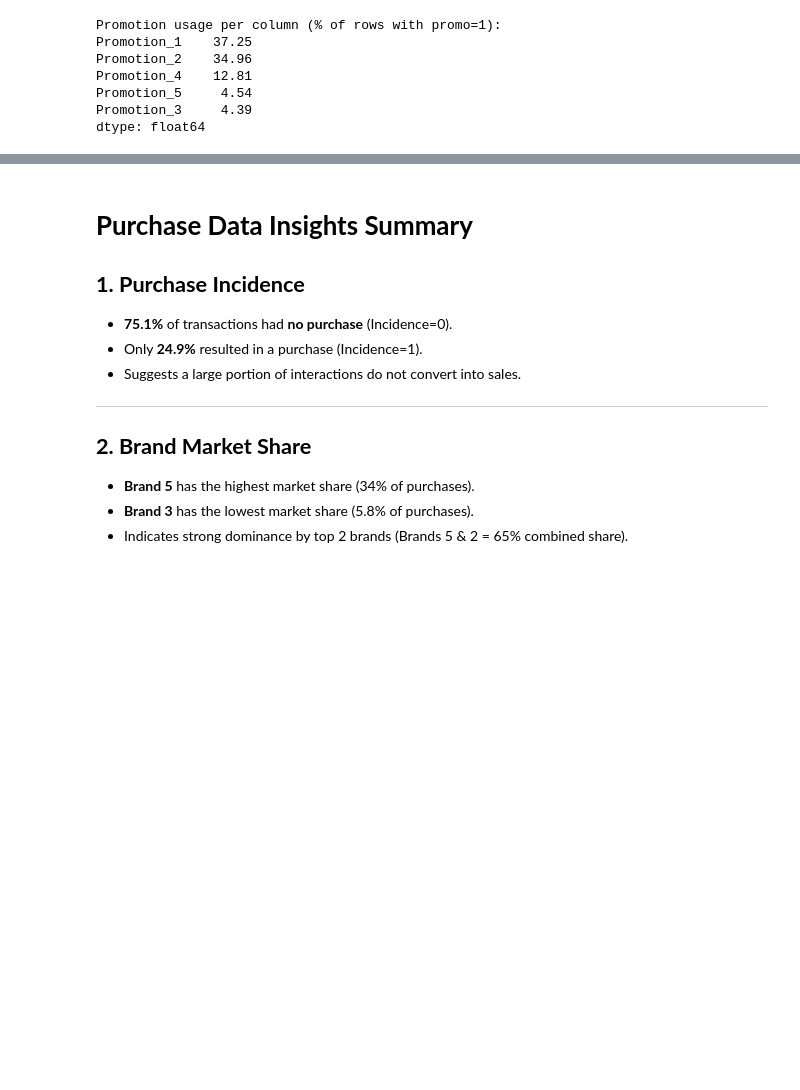
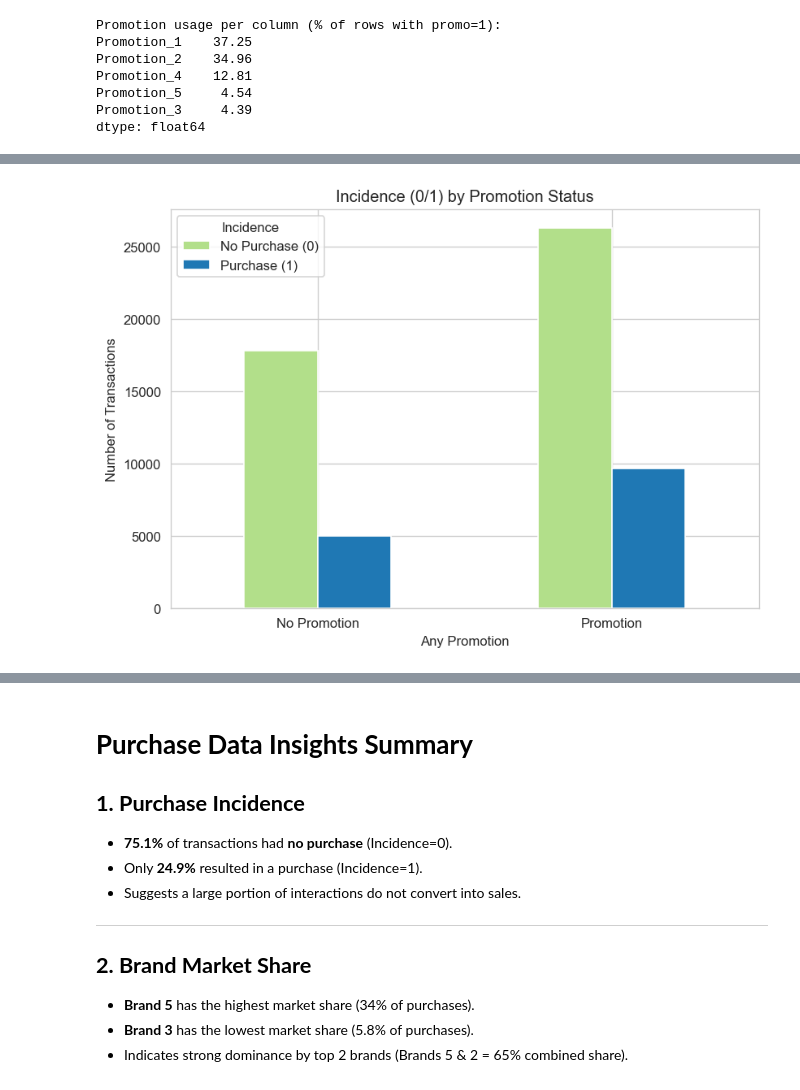
Before and after one commit to youssefelzahar/choc_factor, a Jupyter notebook: purchase.ipynb, the cells around one changed output, grey strips where cells are left out. Saved outputs shown, nothing was run; the diff lists cells and outputs as text; code cells hidden in the pictures; blank space fills up the shorter version.

```diff
--- a/purchase.ipynb
+++ b/purchase.ipynb
@@ -375,0 +376,17 @@ plt.show()
+# %%
+promo_cols = [c for c in df.columns if c.startswith("Promotion_")]
+df["Any_Promo"] = (df[promo_cols].sum(axis=1) > 0).astype(int)
+
+incidence_counts = df.groupby(["Any_Promo", "Incidence"]).size().unstack(fill_value=0)
+
+# Plot grouped bar chart
+incidence_counts.plot(kind="bar", figsize=(7,5), color=["#b2df8a", "#1f78b4"])
+plt.xticks([0,1], ["No Promotion", "Promotion"], rotation=0)
+plt.ylabel("Number of Transactions")
+plt.xlabel("Any Promotion")
+plt.title("Incidence (0/1) by Promotion Status")
+plt.legend(title="Incidence", labels=["No Purchase (0)", "Purchase (1)"])
+plt.tight_layout()
+plt.show()
+# %% [output]
+[figure, added]
```
Also changed, not shown: parts of 43 cells of this notebook.
